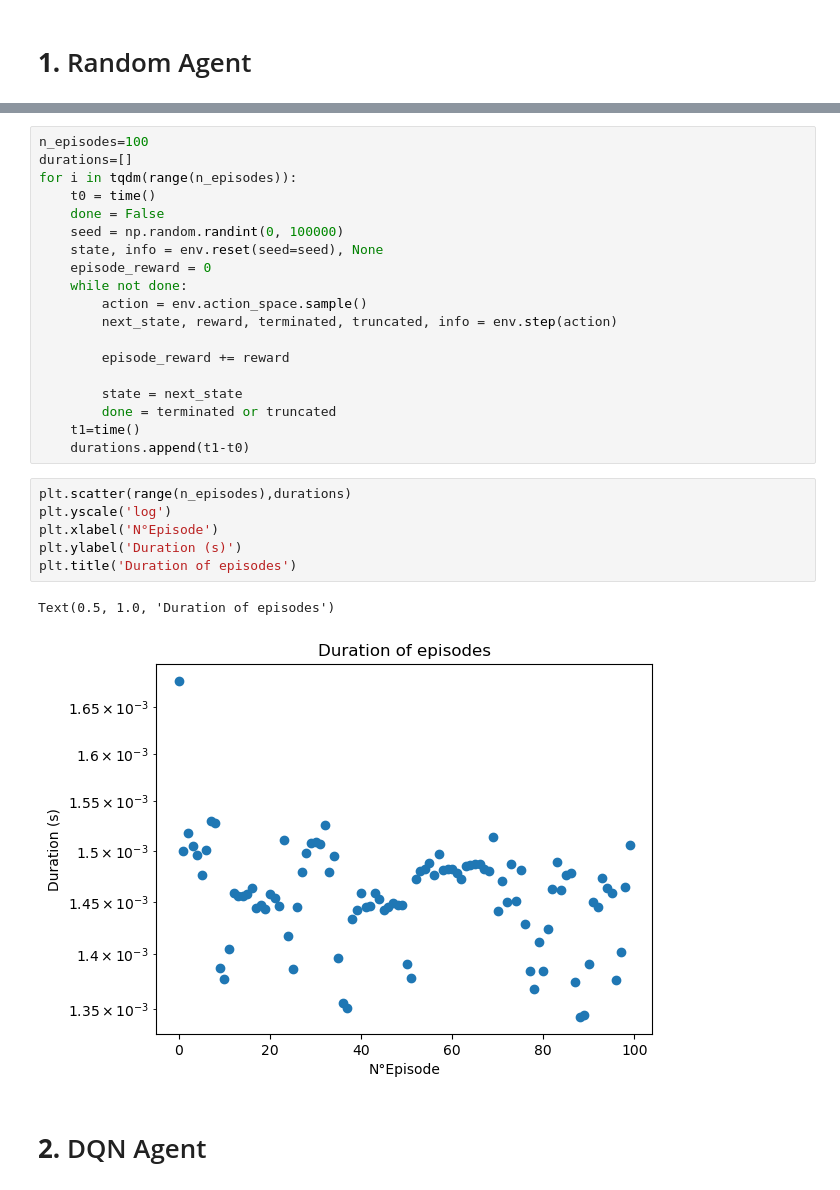
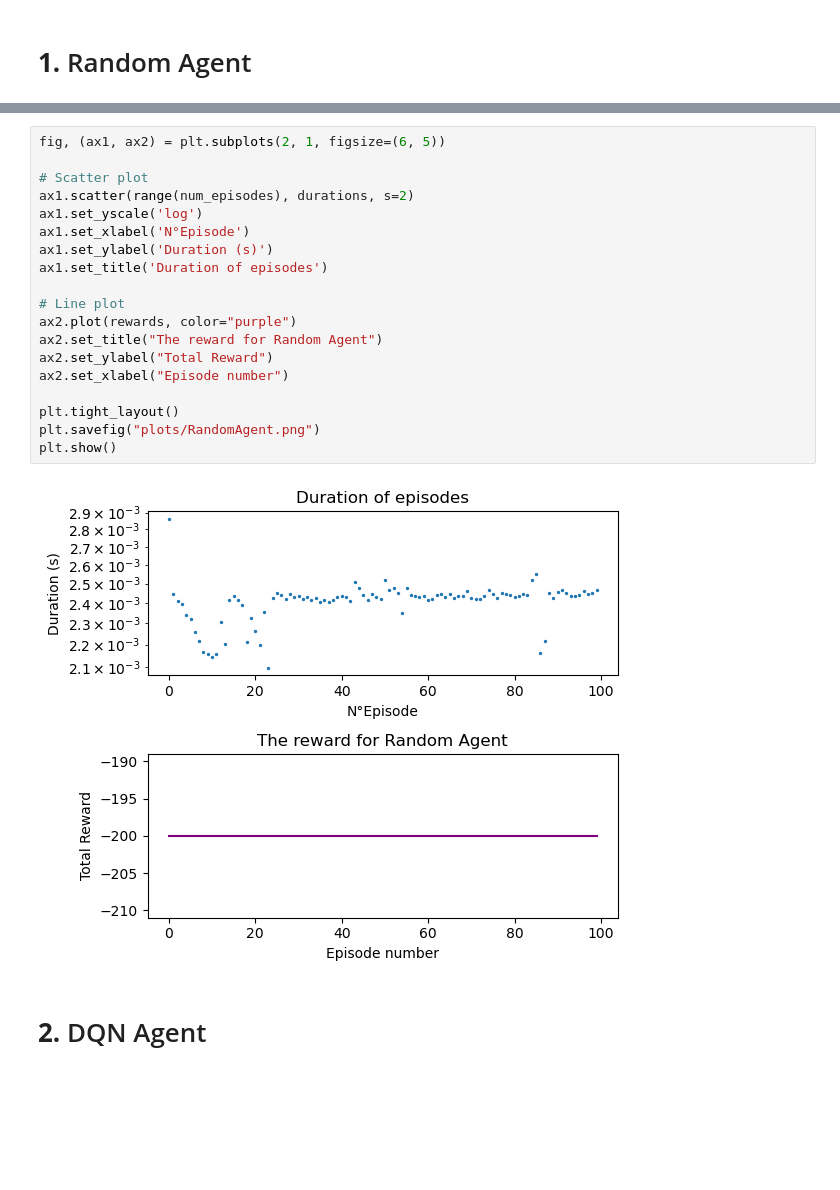
Before and after one commit to silviiaromanato/MountainCartRL, a Jupyter notebook: MountainCart_notebook.ipynb, the cells around one changed output, grey strips where cells are left out. Cells and saved outputs as stored; diff of their text form; blank space fills up the shorter version.

```diff
--- a/MountainCart_notebook.ipynb
+++ b/MountainCart_notebook.ipynb
@@ -54,31 +48,24 @@ Text(0.5, 0, 'Episode number')
-# %%
-n_episodes=100
-durations=[]
-for i in tqdm(range(n_episodes)):
-    t0 = time()
-    done = False
-    seed = np.random.randint(0, 100000)
-    state, info = env.reset(seed=seed), None
-    episode_reward = 0
-    while not done:
-        action = env.action_space.sample()
-        next_state, reward, terminated, truncated, info = env.step(action)
-
-        episode_reward += reward
-
-        state = next_state
-        done = terminated or truncated
-    t1=time()
-    durations.append(t1-t0)
-# %%
-plt.scatter(range(n_episodes),durations)
-plt.yscale('log')
-plt.xlabel('N°Episode')
-plt.ylabel('Duration (s)')
-plt.title('Duration of episodes')
-# %% [output]
-Text(0.5, 1.0, 'Duration of episodes')
-[figure, removed]
+# %%
+fig, (ax1, ax2) = plt.subplots(2, 1, figsize=(6, 5))
+
+# Scatter plot
+ax1.scatter(range(num_episodes), durations, s=2)
+ax1.set_yscale('log')
+ax1.set_xlabel('N°Episode')
+ax1.set_ylabel('Duration (s)')
+ax1.set_title('Duration of episodes')
+
+# Line plot
+ax2.plot(rewards, color="purple")
+ax2.set_title("The reward for Random Agent")
+ax2.set_ylabel("Total Reward")
+ax2.set_xlabel("Episode number")
+
+plt.tight_layout()
+plt.savefig("plots/RandomAgent.png")
+plt.show()
+# %% [output]
+[figure, added]
 # %% [markdown]
 # **2.** DQN Agent
 # %%
```
Also changed, not shown: parts of 24 cells of this notebook, 29 other files.
